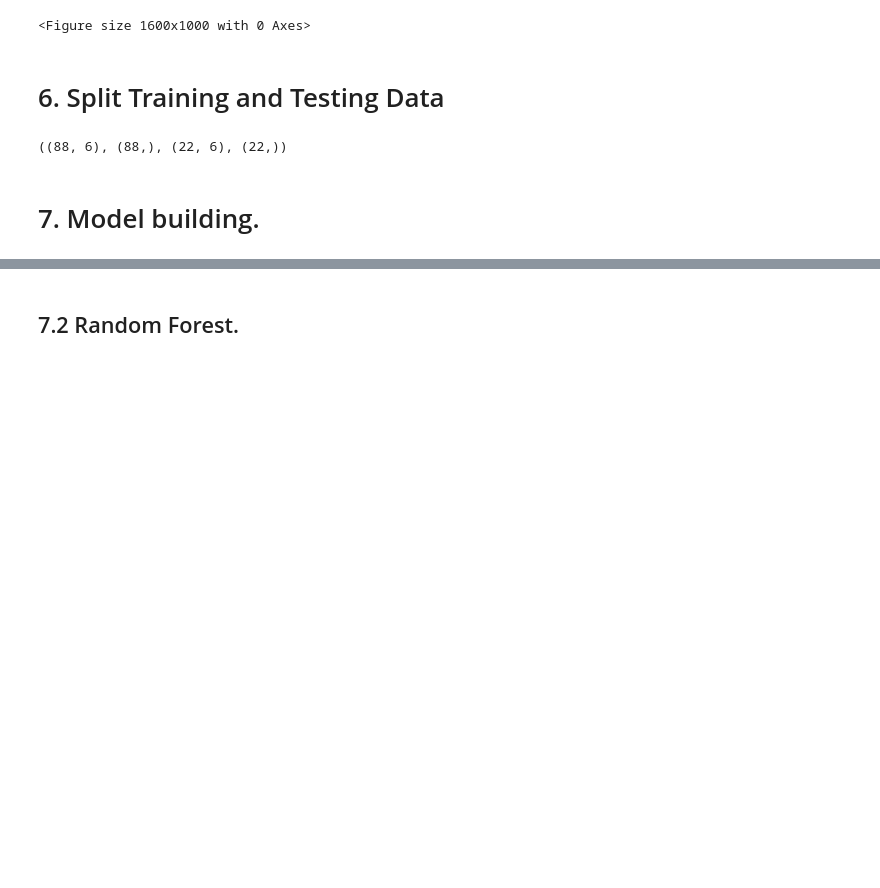
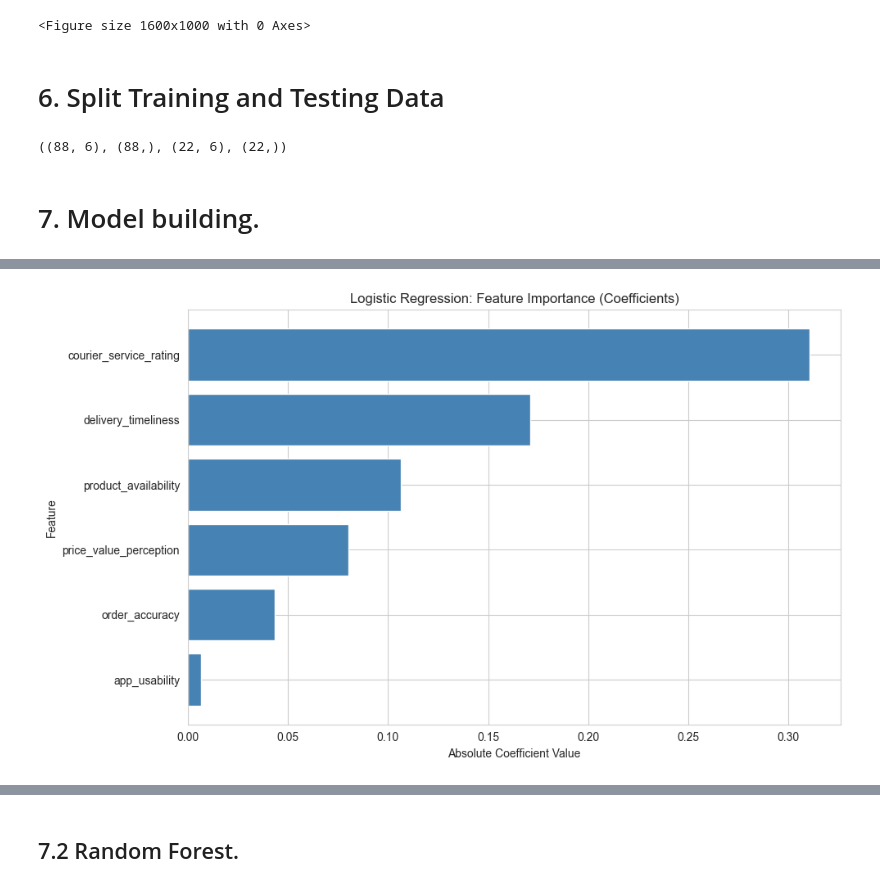
Before and after one commit to tessjacob/aWIwd8dwHJ5J9HTH, a Jupyter notebook: happyCustomersAnalysis.ipynb, the cells around one changed output, grey strips where cells are left out. Drawn from its saved outputs; the diff is of its cells as text; code cells hidden in the pictures; blank space fills up the shorter version.

Commit message:
Introduced model creation and comparison.

```diff
--- a/happyCustomersAnalysis.ipynb
+++ b/happyCustomersAnalysis.ipynb
@@ -320,0 +376,21 @@ print(lr_results)
+# %%
+# Finding the most influential features
+# Positive coefficient → increases probability of class 1.
+# Negative coefficient → decreases probability of class 1.
+# Larger magnitude → stronger influence.
+
+lr_coef_df = pd.DataFrame({
+    "Feature": X.columns,
+    "Coefficient_LR": model.coef_[0]
+})
+
+lr_coef_df["AbsCoefficient_LR"] = (
+    lr_coef_df["Coefficient_LR"].abs()
+)
+
+lr_coef_df = lr_coef_df.sort_values(
+    "AbsCoefficient_LR",
+    ascending=False
+)
+
+print(lr_coef_df)
@@ -320,0 +405,21 @@ print(lr_results)
+# %%
+
+# Plotting feature importance (coefficients)
+plt.figure(figsize=(10, 6))
+
+plt.barh(
+    lr_coef_df["Feature"],
+    lr_coef_df["AbsCoefficient_LR"],
+    color='steelblue'
+)
+
+plt.gca().invert_yaxis()
+
+plt.xlabel("Absolute Coefficient Value")
+plt.ylabel("Feature")
+plt.title("Logistic Regression: Feature Importance (Coefficients)")
+
+plt.tight_layout()
+plt.show()
+# %% [output]
+[figure, added]
```
Also changed, not shown: parts of 35 cells of this notebook.
